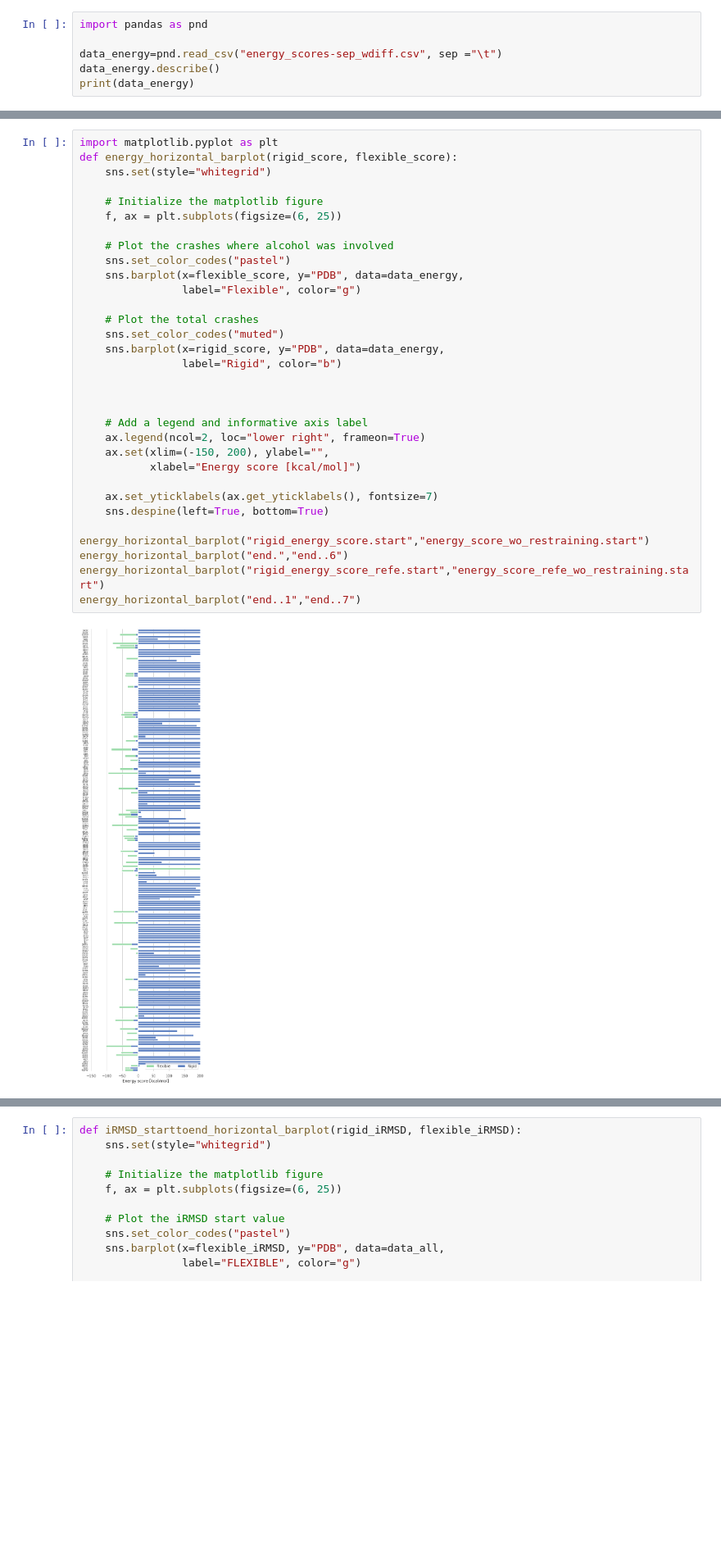
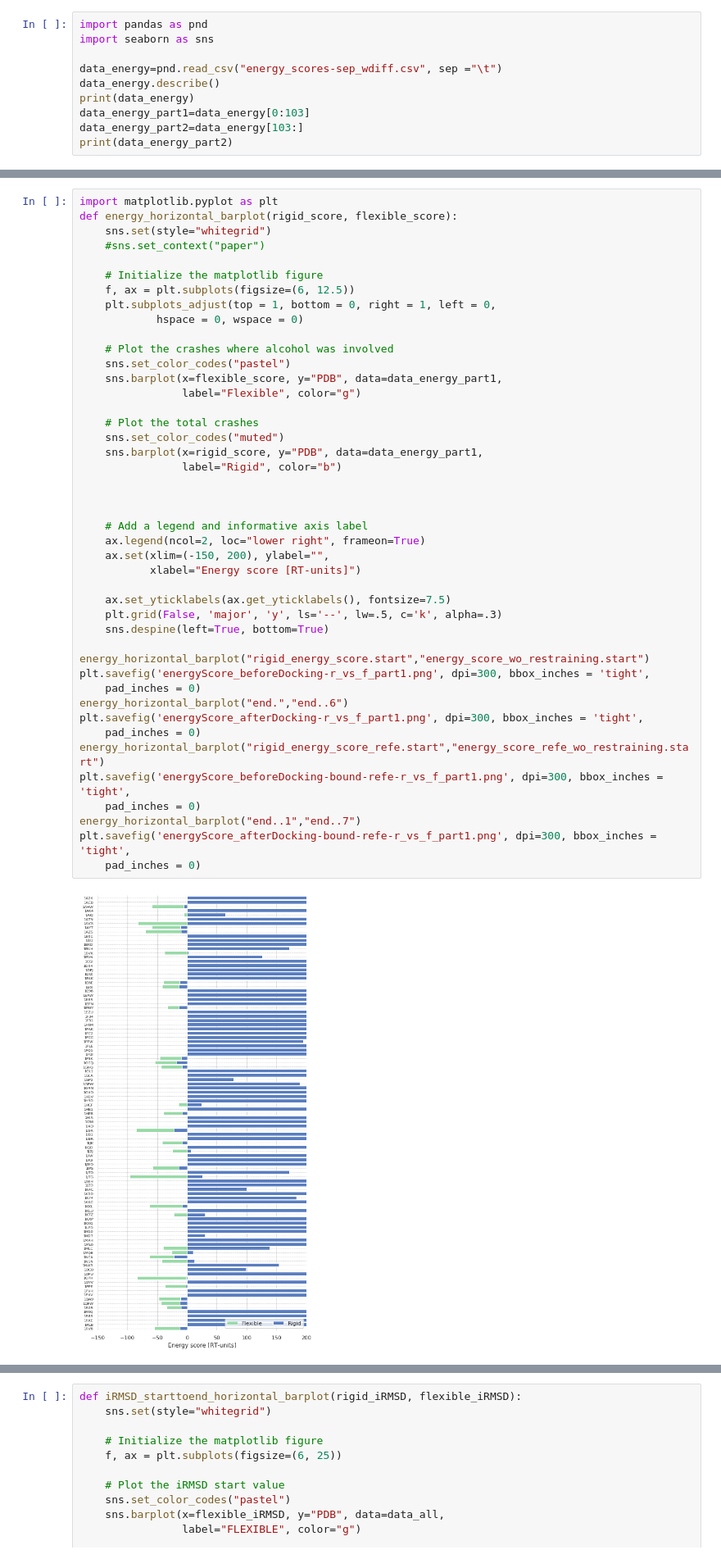
Before and after one commit to kmelanie/ATTRACTwork, a Jupyter notebook: new_scripts/energy_horizontal_barplots.ipynb, the cells around one changed output, grey strips where cells are left out. Shown: that part at 82% size. Drawn from its saved outputs; the diff is of its cells as text; blank space fills up the shorter version.

```diff
--- a/new_scripts/energy_horizontal_barplots.ipynb
+++ b/new_scripts/energy_horizontal_barplots.ipynb
@@ -1,9 +1,13 @@
 # %%
 import pandas as pnd
+import seaborn as sns
 
 data_energy=pnd.read_csv("energy_scores-sep_wdiff.csv", sep ="\t")
 data_energy.describe()
 print(data_energy)
+data_energy_part1=data_energy[0:103]
+data_energy_part2=data_energy[103:]
+print(data_energy_part2)
 # %% [output]
       PDB  rigid_energy_score.start      end.  rigid_energy_score_refe.start  \
 0    1A2K                 32827.166   109.172                        -18.252
@@ -25,34 +55,46 @@ print(data_energy)
 # %%
 import matplotlib.pyplot as plt
 def energy_horizontal_barplot(rigid_score, flexible_score):
     sns.set(style="whitegrid")
+    #sns.set_context("paper")
 
     # Initialize the matplotlib figure
-    f, ax = plt.subplots(figsize=(6, 25))
+    f, ax = plt.subplots(figsize=(6, 12.5))
+    plt.subplots_adjust(top = 1, bottom = 0, right = 1, left = 0,
+            hspace = 0, wspace = 0)
 
     # Plot the crashes where alcohol was involved
     sns.set_color_codes("pastel")
-    sns.barplot(x=flexible_score, y="PDB", data=data_energy,
+    sns.barplot(x=flexible_score, y="PDB", data=data_energy_part1,
                 label="Flexible", color="g")
 
     # Plot the total crashes
     sns.set_color_codes("muted")
-    sns.barplot(x=rigid_score, y="PDB", data=data_energy,
+    sns.barplot(x=rigid_score, y="PDB", data=data_energy_part1,
                 label="Rigid", color="b")
 
 
 
     # Add a legend and informative axis label
     ax.legend(ncol=2, loc="lower right", frameon=True)
     ax.set(xlim=(-150, 200), ylabel="",
-           xlabel="Energy score [kcal/mol]")
+           xlabel="Energy score [RT-units]")
 
-    ax.set_yticklabels(ax.get_yticklabels(), fontsize=7)
+    ax.set_yticklabels(ax.get_yticklabels(), fontsize=7.5)
+    plt.grid(False, 'major', 'y', ls='--', lw=.5, c='k', alpha=.3)
     sns.despine(left=True, bottom=True)
 
 energy_horizontal_barplot("rigid_energy_score.start","energy_score_wo_restraining.start")
+plt.savefig('energyScore_beforeDocking-r_vs_f_part1.png', dpi=300, bbox_inches = 'tight',
+    pad_inches = 0)
 energy_horizontal_barplot("end.","end..6")
+plt.savefig('energyScore_afterDocking-r_vs_f_part1.png', dpi=300, bbox_inches = 'tight',
+    pad_inches = 0)
 energy_horizontal_barplot("rigid_energy_score_refe.start","energy_score_refe_wo_restraining.start")
+plt.savefig('energyScore_beforeDocking-bound-refe-r_vs_f_part1.png', dpi=300, bbox_inches = 'tight',
+    pad_inches = 0)
 energy_horizontal_barplot("end..1","end..7")
+plt.savefig('energyScore_afterDocking-bound-refe-r_vs_f_part1.png', dpi=300, bbox_inches = 'tight',
+    pad_inches = 0)
 # %% [output]
-[figure, old version]
+[figure, new version]
```
Also changed, not shown: parts of 6 cells of this notebook, 25 other files.
